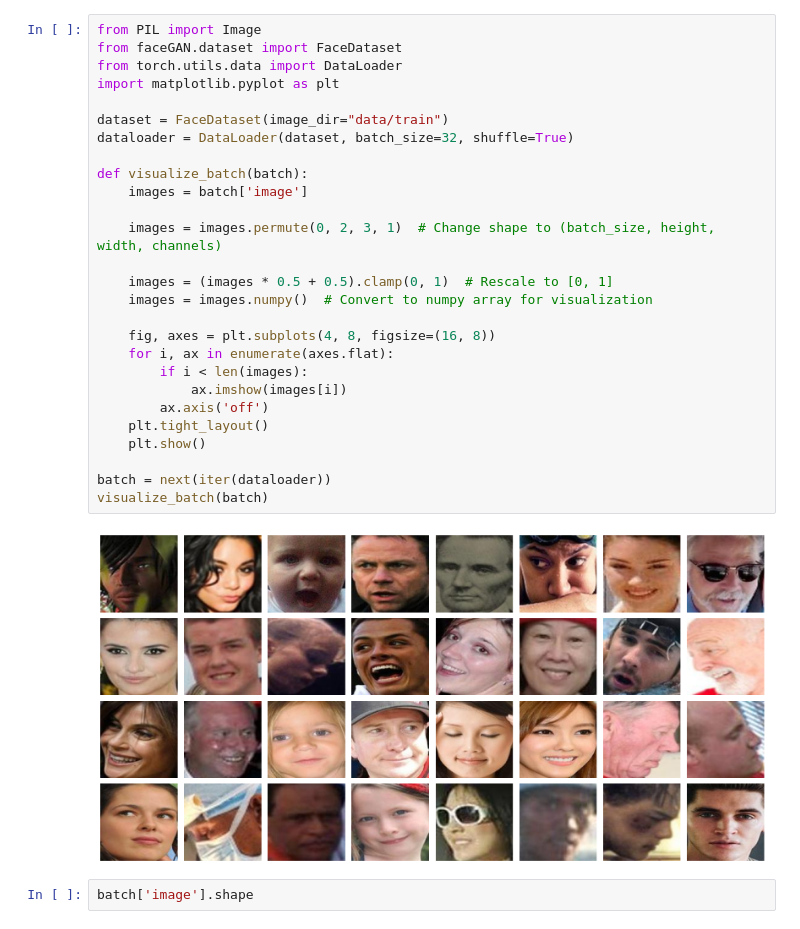
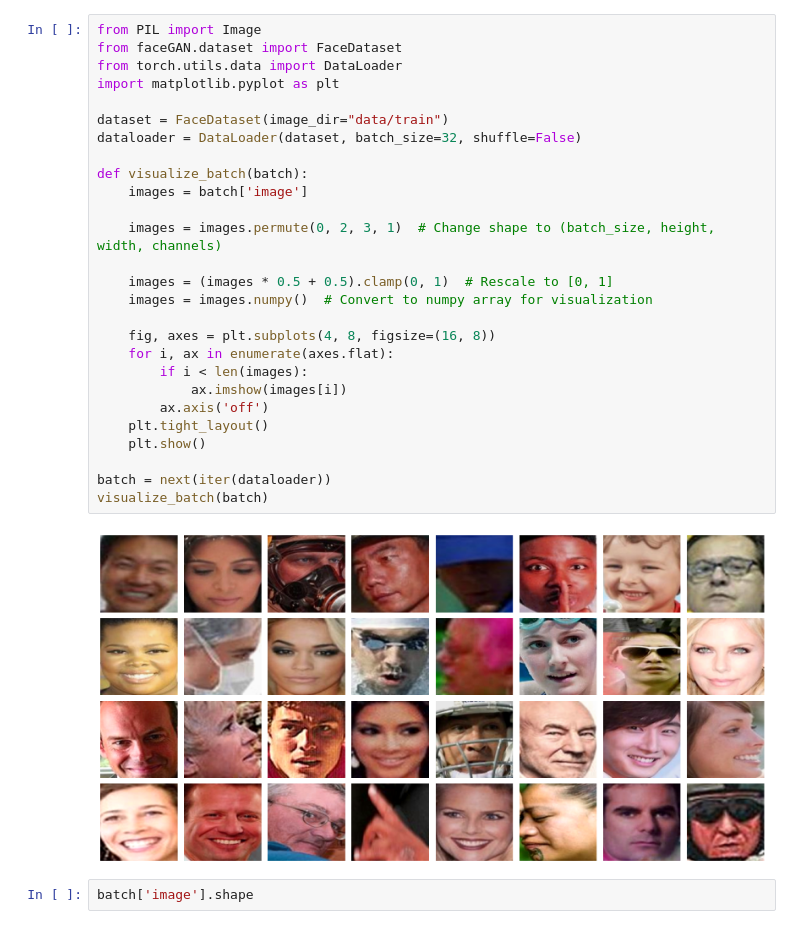
Before and after one commit to Akhil-Theerthala/Task2-Face-Generation, a Jupyter notebook: visualize.ipynb, the cells around one changed output. Drawn from its saved outputs; the diff is of its cells as text.

Commit message:
a checkpoint before expanding the dataset scale.

```diff
--- a/visualize.ipynb
+++ b/visualize.ipynb
@@ -1,32 +1,32 @@
 # %%
 from PIL import Image
 from faceGAN.dataset import FaceDataset
 from torch.utils.data import DataLoader
 import matplotlib.pyplot as plt
 
 dataset = FaceDataset(image_dir="data/train")
-dataloader = DataLoader(dataset, batch_size=32, shuffle=True)
+dataloader = DataLoader(dataset, batch_size=32, shuffle=False)
 
 def visualize_batch(batch):
     images = batch['image']
 
     images = images.permute(0, 2, 3, 1)  # Change shape to (batch_size, height, width, channels)
 
     images = (images * 0.5 + 0.5).clamp(0, 1)  # Rescale to [0, 1]
     images = images.numpy()  # Convert to numpy array for visualization
 
     fig, axes = plt.subplots(4, 8, figsize=(16, 8))
     for i, ax in enumerate(axes.flat):
         if i < len(images):
             ax.imshow(images[i])
         ax.axis('off')
     plt.tight_layout()
     plt.show()
 
 batch = next(iter(dataloader))
 visualize_batch(batch)
 # %% [output]
-[figure, old version]
+[figure, new version]
 # %%
 batch['image'].shape
 # %% [output]
```
Also changed, not shown: 6 other files.
